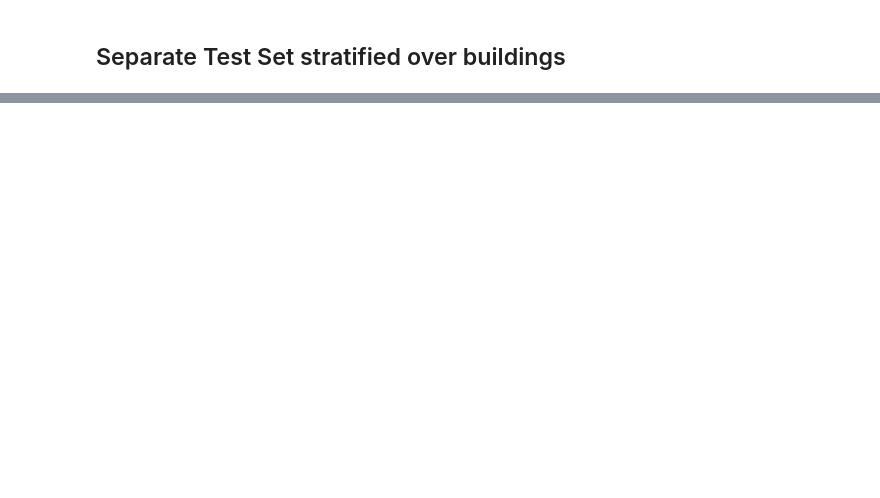
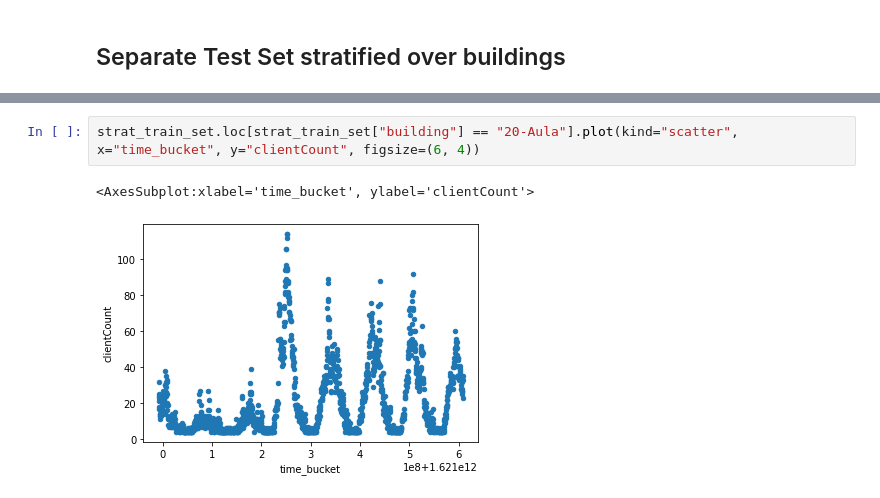
Before and after one commit to sebranchett/wifi_blog, a Jupyter notebook: Stratify.ipynb, the cells around one changed output, grey strips where cells are left out. Saved outputs shown, nothing was run; the diff lists cells and outputs as text; blank space fills up the shorter version.

```diff
--- a/Stratify.ipynb
+++ b/Stratify.ipynb
@@ -96,0 +109,5 @@ plt.show()
+# %%
+strat_train_set.loc[strat_train_set["building"] == "20-Aula"].plot(kind="scatter", x="time_bucket", y="clientCount", figsize=(6, 4))
+# %% [output]
+<AxesSubplot:xlabel='time_bucket', ylabel='clientCount'>
+[figure, added]
```
Also changed, not shown: parts of 12 cells of this notebook.
